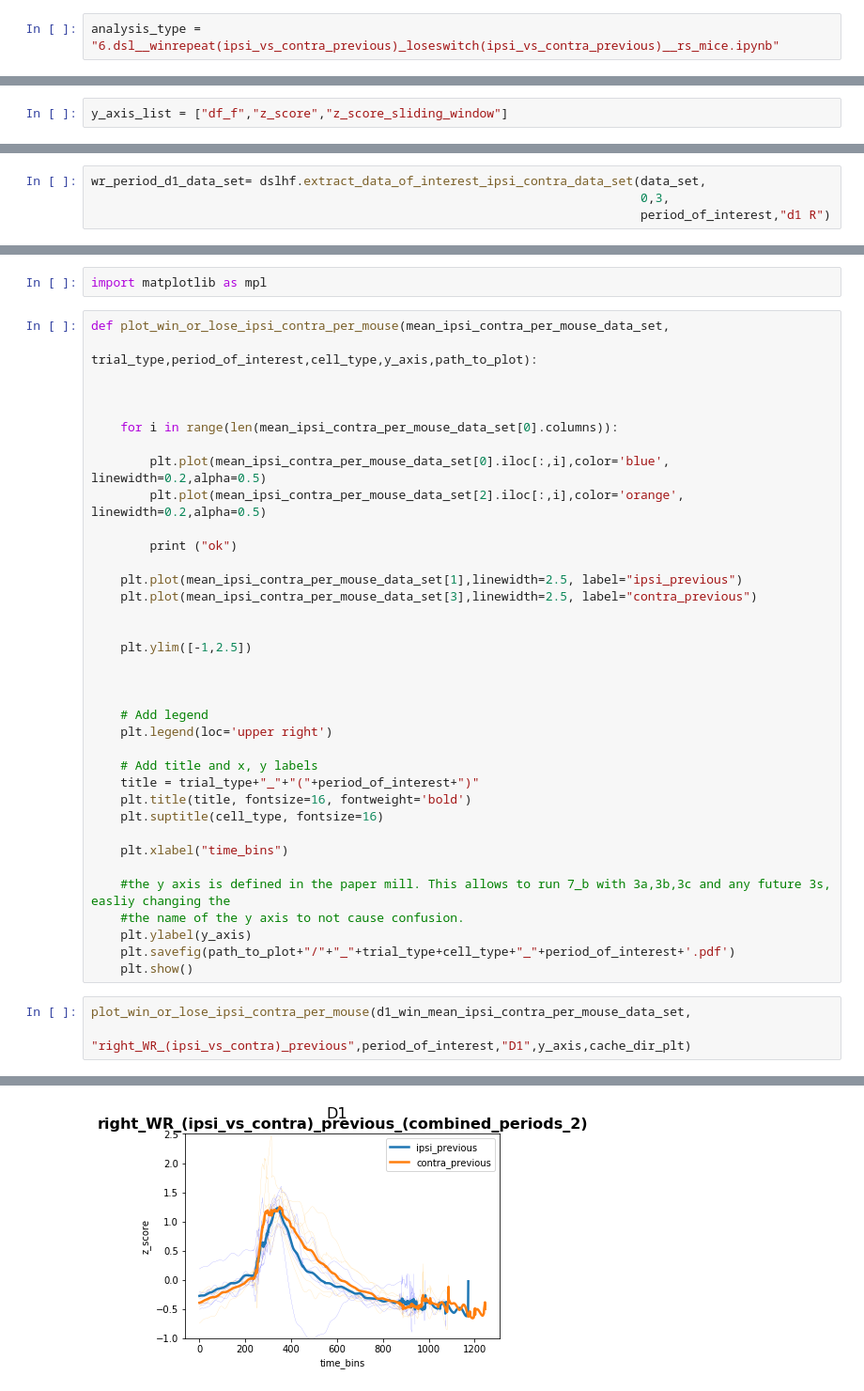
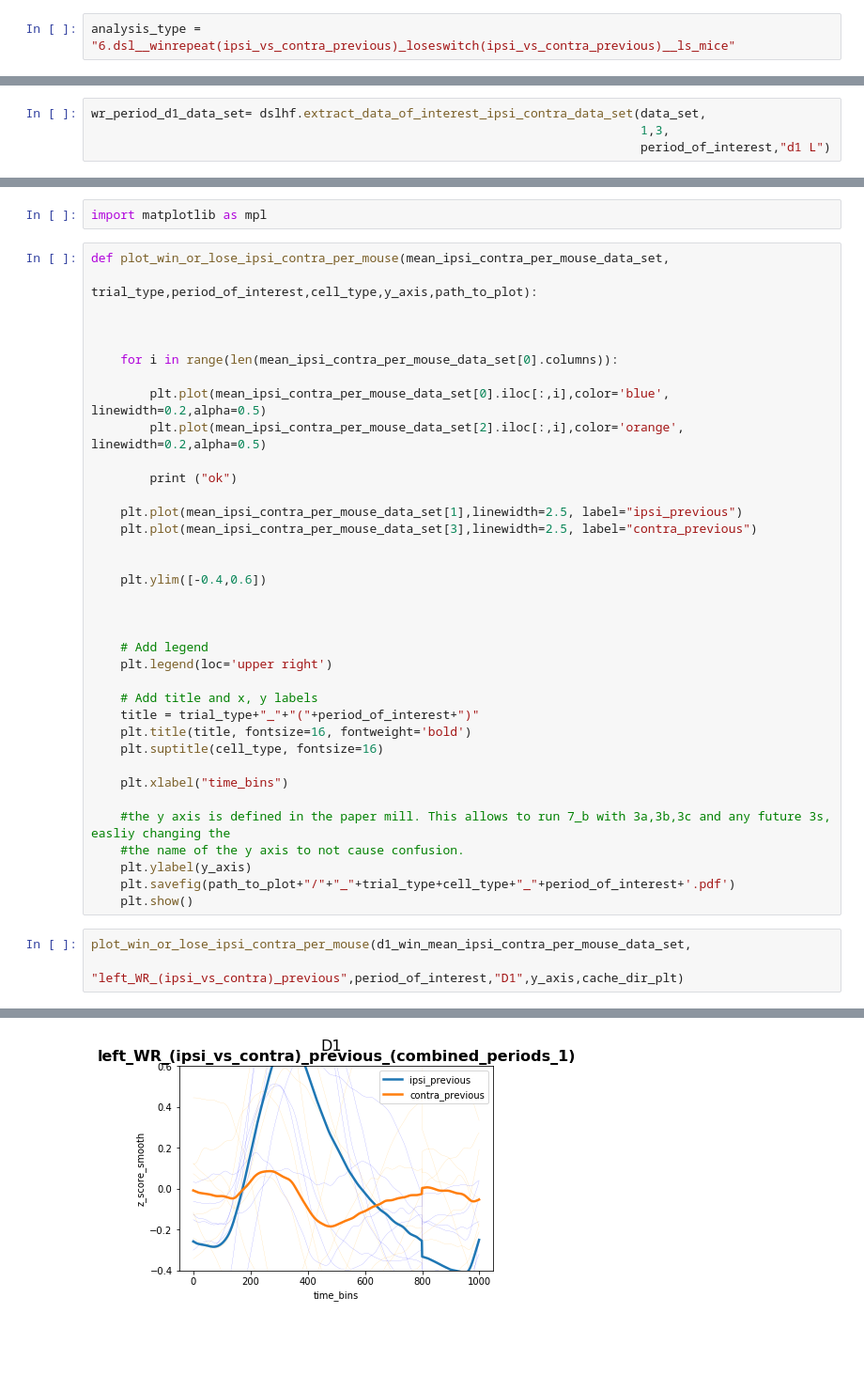
Before and after one commit to gilmandelbaum/analysis-pipeline-for-photometry_ex, a Jupyter notebook: Nb_data_set/1.data_set_lineplot/TestOutPut.ipynb, the cells around one changed output, grey strips where cells are left out. Shown at 94% size. Saved outputs shown, nothing was run; the diff lists cells and outputs as text; blank space fills up the shorter version.

```diff
--- a/Nb_data_set/1.data_set_lineplot/TestOutPut.ipynb
+++ b/Nb_data_set/1.data_set_lineplot/TestOutPut.ipynb
@@ -43,7 +46,7 @@ period_of_interest = "combined_periods_2"
 # %% [markdown]
 # folder name of analysis:
 # %%
-analysis_type = "6.dsl__winrepeat(ipsi_vs_contra_previous)_loseswitch(ipsi_vs_contra_previous)__rs_mice.ipynb"
+analysis_type = "6.dsl__winrepeat(ipsi_vs_contra_previous)_loseswitch(ipsi_vs_contra_previous)__ls_mice"
 # %%
 sys.executable
 # %% [output]
@@ -71,7 +74,5 @@ Wall time: 24.3 s
 # %% [markdown]
 # label y axis
-# %%
-y_axis_list = ["df_f","z_score","z_score_sliding_window"]
 # %%
 alphabet = ["a","b","c","d","e","f","g"]
 y_axis = y_axis_list[alphabet.index(seq_str[:seq_str.index('4')][-1])]
@@ -93,8 +94,8 @@ cache_dir_plt
 #combinations = [(2, 2), (2, 1), (1, 2), (1, 1)]
 # %%
 wr_period_d1_data_set= dslhf.extract_data_of_interest_ipsi_contra_data_set(data_set,
-                                                                           0,3,
-                                                                           period_of_interest,"d1 R")
+                                                                           1,3,
+                                                                           period_of_interest,"d1 L")
 # %% [output]
 full
 full
@@ -258,7 +259,7 @@ def plot_win_or_lose_ipsi_contra_per_mouse(mean_ipsi_contra_per_mouse_data_set,
     plt.plot(mean_ipsi_contra_per_mouse_data_set[3],linewidth=2.5, label="contra_previous")
 
 
-    plt.ylim([-1,2.5])
+    plt.ylim([-0.4,0.6])
 
 
 
@@ -279,7 +280,7 @@ def plot_win_or_lose_ipsi_contra_per_mouse(mean_ipsi_contra_per_mouse_data_set,
     plt.show()
 # %%
 plot_win_or_lose_ipsi_contra_per_mouse(d1_win_mean_ipsi_contra_per_mouse_data_set,
-                                       "right_WR_(ipsi_vs_contra)_previous",period_of_interest,"D1",y_axis,cache_dir_plt)
+                                       "left_WR_(ipsi_vs_contra)_previous",period_of_interest,"D1",y_axis,cache_dir_plt)
 # %% [output]
 ok
 ok
@@ -291,3 +293,3 @@ ok
-[figure, old version]
+[figure, new version]
 # %%
 plot_win_or_lose_ipsi_contra_per_mouse(d2_win_mean_ipsi_contra_per_mouse_data_set,
```
Also changed, not shown: parts of 15 cells of this notebook, 17 other files.
